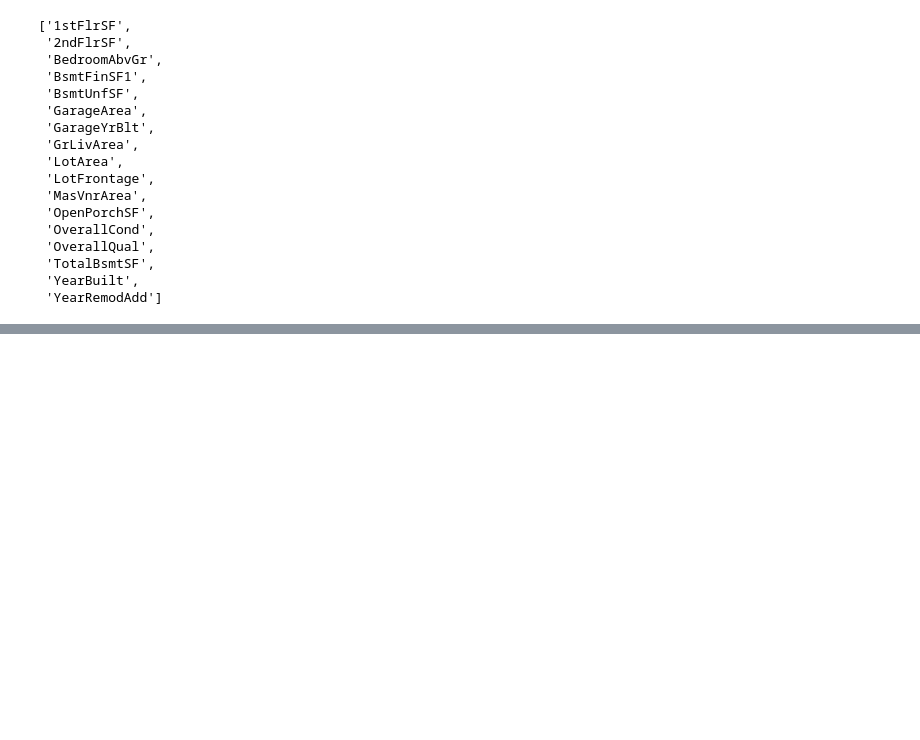
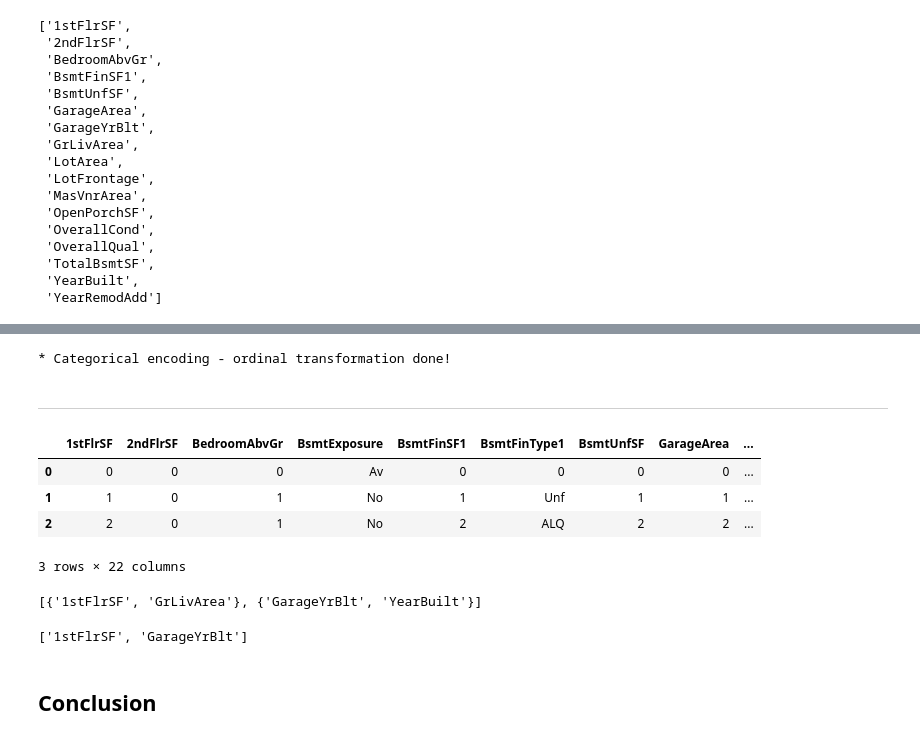
Before and after one commit to simonepietraroia/House-Sales, a Jupyter notebook: jupyter_notebooks/4 - Feature Engineering.ipynb, the cells around one changed output, grey strips where cells are left out. Cells and saved outputs as stored; diff of their text form; code cells hidden in the pictures; blank space fills up the shorter version.

Commit message:
Converted all NaN to 0 value and applied transformer to see correlated features

```diff
--- a/jupyter_notebooks/4 - Feature Engineering.ipynb
+++ b/jupyter_notebooks/4 - Feature Engineering.ipynb
@@ -322,0 +362,35 @@ SystemExit: There is a missing value in your dataset. Please handle that before
+# %%
+TrainSet[variables_engineering] = TrainSet[variables_engineering].astype('object')
+# %%
+encoder = OrdinalEncoder(encoding_method='arbitrary', variables = variables_engineering)
+TrainSet = encoder.fit_transform(TrainSet)
+TestSet = encoder.transform(TestSet)
+
+print("* Categorical encoding - ordinal transformation done!")
+# %% [output]
+* Categorical encoding - ordinal transformation done!
+# %% [markdown]
+---
+# %%
+df_engineering = TrainSet.copy()
+df_engineering.head(3)
+# %% [output]
+|  | 1stFlrSF | 2ndFlrSF | BedroomAbvGr | BsmtExposure | BsmtFinSF1 | BsmtFinType1 | BsmtUnfSF | GarageArea | ... |
+| 0 | 0 | 0 | 0 | Av | 0 | 0 | 0 | 0 | ... |
+| 1 | 1 | 0 | 1 | No | 1 | Unf | 1 | 1 | ... |
+| 2 | 2 | 0 | 1 | No | 2 | ALQ | 2 | 2 | ... |
+3 rows × 22 columns
+# %%
+from feature_engine.selection import SmartCorrelatedSelection
+corr_sel = SmartCorrelatedSelection(variables=None, method="spearman", threshold=0.6, selection_method="variance")
+
+corr_sel.fit_transform(df_engineering)
+corr_sel.correlated_feature_sets_
+# %% [output]
+[{'1stFlrSF', 'GrLivArea'}, {'GarageYrBlt', 'YearBuilt'}]
+# %%
+corr_sel.features_to_drop_
+# %% [output]
+['1stFlrSF', 'GarageYrBlt']
+# %% [markdown]
+## Conclusion
```
Also changed, not shown: parts of 6 cells of this notebook, 3 other files.
